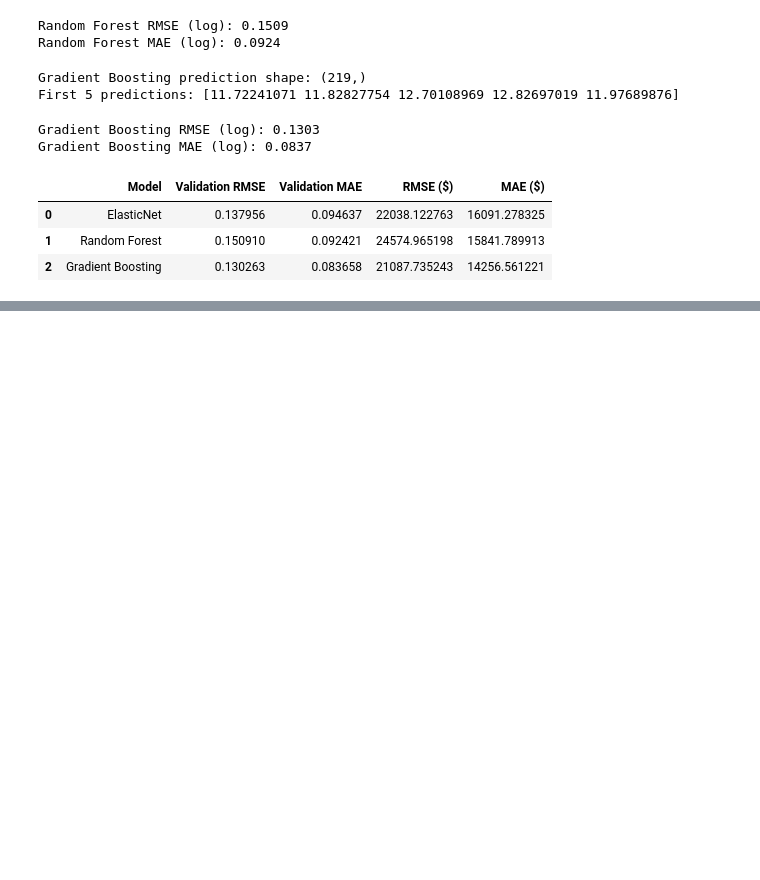
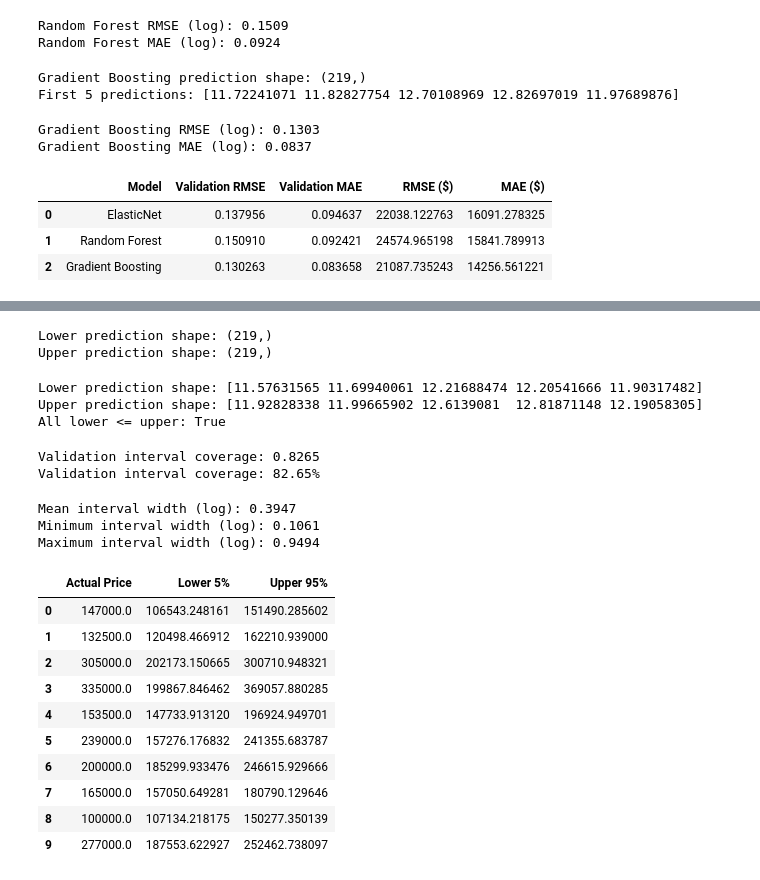
Before and after one commit to rcodes-ix/ames-house-price-prediction, a Jupyter notebook: house_price_prediction.ipynb, the cells around one changed output, grey strips where cells are left out. Saved outputs shown, nothing was run; the diff lists cells and outputs as text; code cells hidden in the pictures; blank space fills up the shorter version.

```diff
--- a/house_price_prediction.ipynb
+++ b/house_price_prediction.ipynb
@@ -526,0 +770,12 @@ display(model_results)
+# %%
+upper_model = Pipeline([
+    ('preprocessor', preprocessor),
+    ('model', GradientBoostingRegressor(
+        loss='quantile',
+        alpha=0.95,
+        n_estimators=500,
+        learning_rate=0.03,
+        max_depth=3,
+        random_state=42
+    ))
+])
@@ -526,0 +789,42 @@ display(model_results)
+# %%
+lower_valid_pred = lower_model.predict(X_valid)
+upper_valid_pred = upper_model.predict(X_valid)
+
+print('Lower prediction shape:', lower_valid_pred.shape)
+print('Upper prediction shape:', upper_valid_pred.shape)
+# %% [output]
+Lower prediction shape: (219,)
+Upper prediction shape: (219,)
+# %%
+print('Lower prediction shape:', lower_valid_pred[:5])
+print('Upper prediction shape:', upper_valid_pred[:5])
+
+print(
+    'All lower <= upper:',
+    np.all(lower_valid_pred <= upper_valid_pred)
+)
+# %% [output]
+Lower prediction shape: [11.57631565 11.69940061 12.21688474 12.20541666 11.90317482]
+Upper prediction shape: [11.92828338 11.99665902 12.6139081  12.81871148 12.19058305]
+All lower <= upper: True
+# %%
+coverage = np.mean(
+    (y_valid >= lower_valid_pred) &
+    (y_valid <= upper_valid_pred)
+)
+
+print(f'Validation interval coverage: {coverage:.4f}')
+print(f'Validation interval coverage: {coverage * 100:.2f}%')
+# %% [output]
+Validation interval coverage: 0.8265
+Validation interval coverage: 82.65%
+# %%
+interval_width = upper_valid_pred - lower_valid_pred
+
+print(f'Mean interval width (log): {interval_width.mean():.4f}')
+print(f'Minimum interval width (log): {interval_width.min():.4f}')
+print(f'Maximum interval width (log): {interval_width.max():.4f}')
+# %% [output]
+Mean interval width (log): 0.3947
+Minimum interval width (log): 0.1061
+Maximum interval width (log): 0.9494
@@ -526,0 +835,20 @@ display(model_results)
+# %%
+interval_results = pd.DataFrame({
+    'Actual Price': actual_valid_price.values,
+    'Lower 5%': lower_valid_price,
+    'Upper 95%': upper_valid_price
+})
+
+display(interval_results.head(10))
+# %% [output]
+|  | Actual Price | Lower 5% | Upper 95% |
+| 0 | 147000.0 | 106543.248161 | 151490.285602 |
+| 1 | 132500.0 | 120498.466912 | 162210.939000 |
+| 2 | 305000.0 | 202173.150665 | 300710.948321 |
+| 3 | 335000.0 | 199867.846462 | 369057.880285 |
+| 4 | 153500.0 | 147733.913120 | 196924.949701 |
+| 5 | 239000.0 | 157276.176832 | 241355.683787 |
+| 6 | 200000.0 | 185299.933476 | 246615.929666 |
+| 7 | 165000.0 | 157050.649281 | 180790.129646 |
+| 8 | 100000.0 | 107134.218175 | 150277.350139 |
+| 9 | 277000.0 | 187553.622927 | 252462.738097 |
```
Also changed, not shown: parts of 40 cells of this notebook.
